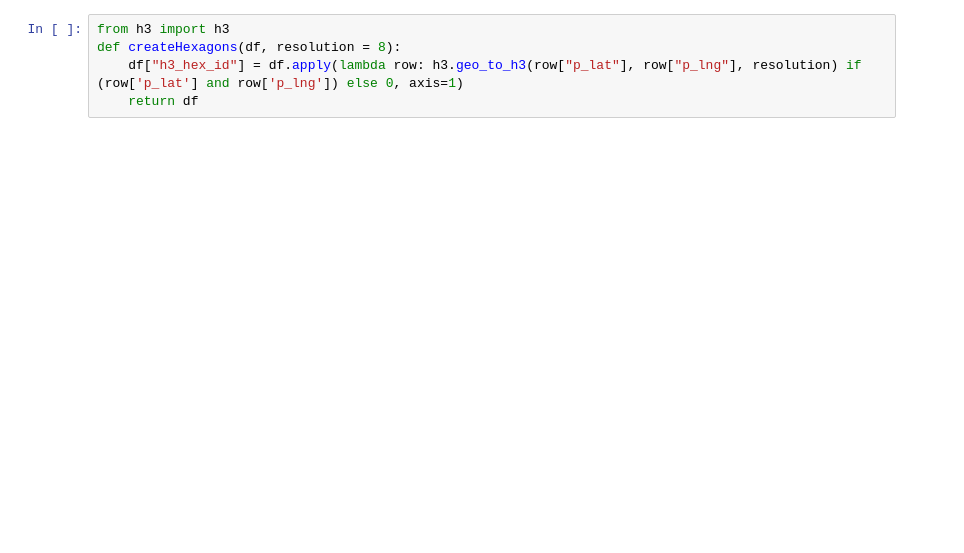
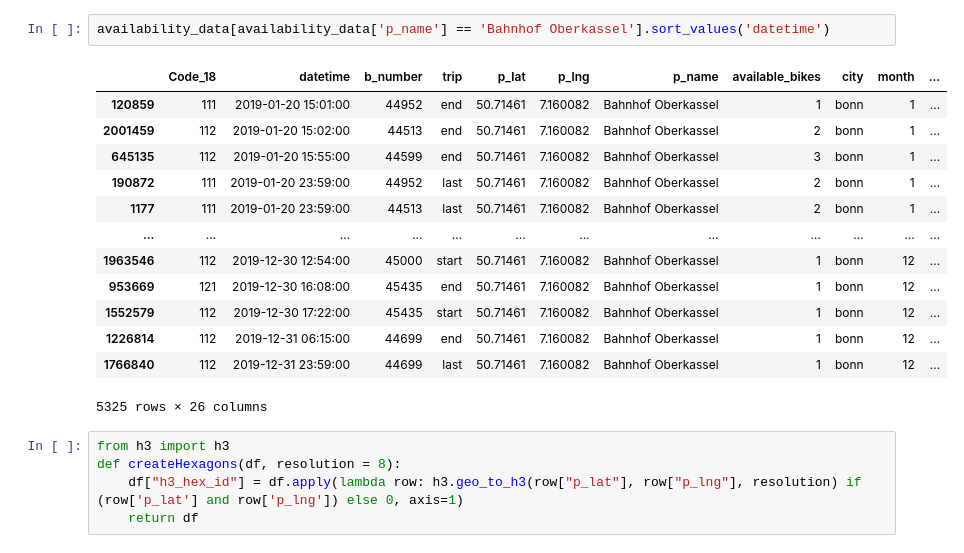
Before and after one commit to ey96/CallABike_Analytics, a Jupyter notebook: 04_SVR_Availability.ipynb, the cells around one changed output. Saved outputs shown, nothing was run; the diff lists cells and outputs as text; blank space fills up the shorter version.

```diff
--- a/04_SVR_Availability.ipynb
+++ b/04_SVR_Availability.ipynb
@@ -32,3 +44,19 @@ availability_data.head()
+# %%
+availability_data[availability_data['p_name'] == 'Bahnhof Oberkassel'].sort_values('datetime')
+# %% [output]
+|  | Code_18 | datetime | b_number | trip | p_lat | p_lng | p_name | available_bikes | city | month | ... |
+| 120859 | 111 | 2019-01-20 15:01:00 | 44952 | end | 50.71461 | 7.160082 | Bahnhof Oberkassel | 1 | bonn | 1 | ... |
+| 2001459 | 112 | 2019-01-20 15:02:00 | 44513 | end | 50.71461 | 7.160082 | Bahnhof Oberkassel | 2 | bonn | 1 | ... |
+| 645135 | 112 | 2019-01-20 15:55:00 | 44599 | end | 50.71461 | 7.160082 | Bahnhof Oberkassel | 3 | bonn | 1 | ... |
+| 190872 | 111 | 2019-01-20 23:59:00 | 44952 | last | 50.71461 | 7.160082 | Bahnhof Oberkassel | 2 | bonn | 1 | ... |
+| 1177 | 111 | 2019-01-20 23:59:00 | 44513 | last | 50.71461 | 7.160082 | Bahnhof Oberkassel | 2 | bonn | 1 | ... |
+| ... | ... | ... | ... | ... | ... | ... | ... | ... | ... | ... | ... |
+| 1963546 | 112 | 2019-12-30 12:54:00 | 45000 | start | 50.71461 | 7.160082 | Bahnhof Oberkassel | 1 | bonn | 12 | ... |
+| 953669 | 121 | 2019-12-30 16:08:00 | 45435 | end | 50.71461 | 7.160082 | Bahnhof Oberkassel | 1 | bonn | 12 | ... |
+| 1552579 | 112 | 2019-12-30 17:22:00 | 45435 | start | 50.71461 | 7.160082 | Bahnhof Oberkassel | 1 | bonn | 12 | ... |
+| 1226814 | 112 | 2019-12-31 06:15:00 | 44699 | end | 50.71461 | 7.160082 | Bahnhof Oberkassel | 1 | bonn | 12 | ... |
+| 1766840 | 112 | 2019-12-31 23:59:00 | 44699 | last | 50.71461 | 7.160082 | Bahnhof Oberkassel | 1 | bonn | 12 | ... |
+5325 rows × 26 columns
 # %%
 from h3 import h3
 def createHexagons(df, resolution = 8):
```
Also changed, not shown: parts of 142 cells of this notebook.
